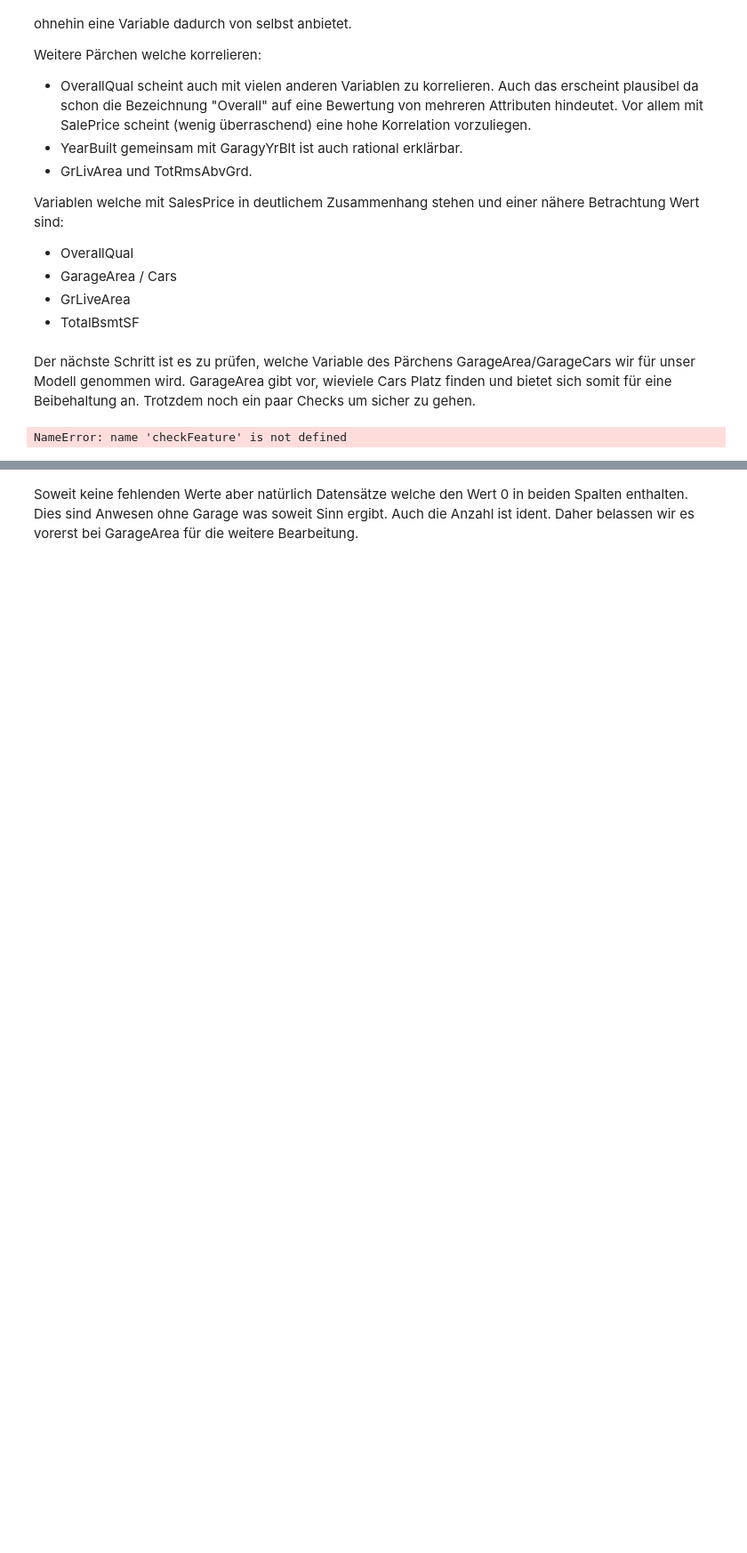
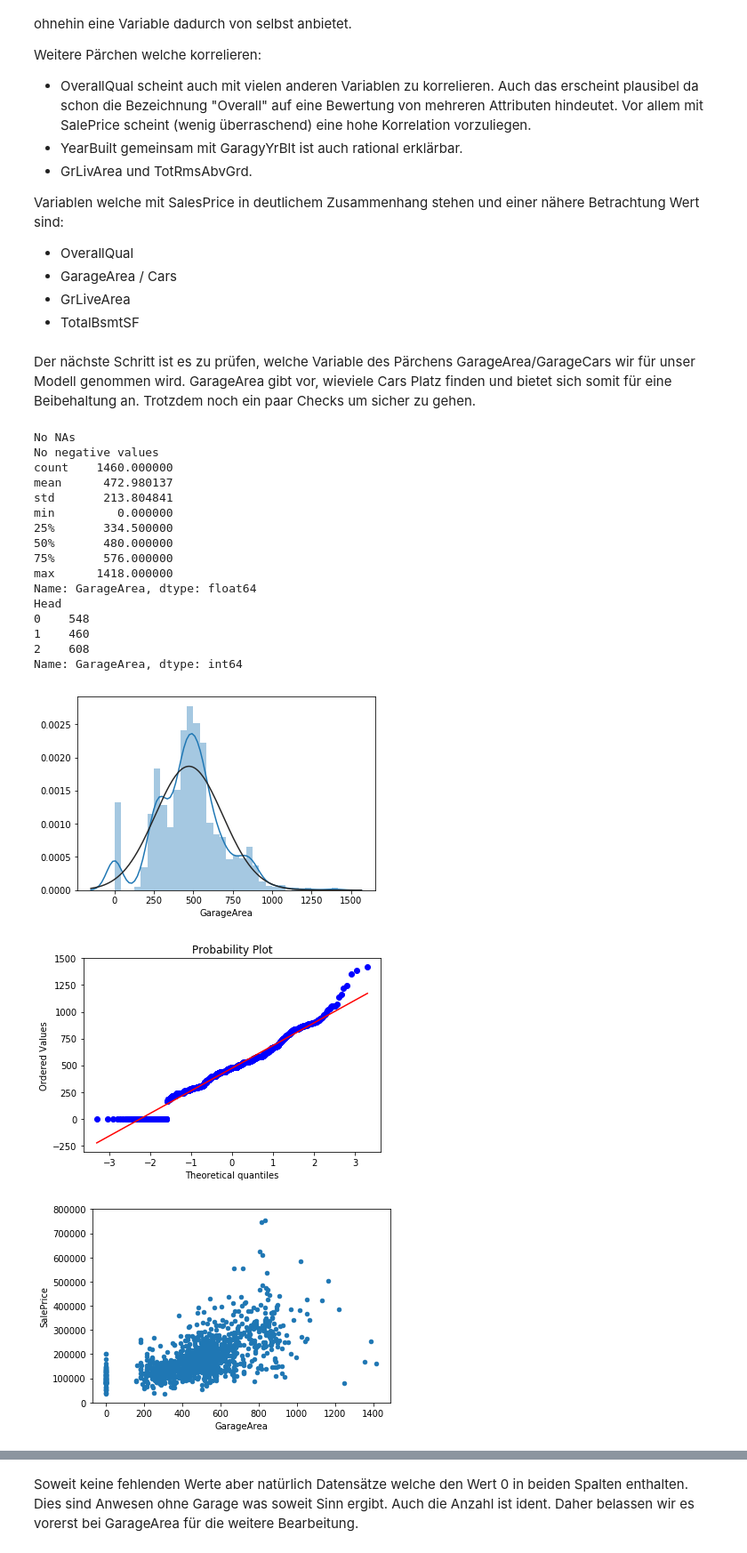
Before and after one commit to AndreasBleyel/AlgoProjekt, a Jupyter notebook: FeatureEng.ipynb, the cells around one changed output, grey strips where cells are left out. Shown at 89% size. Drawn from its saved outputs; the diff is of its cells as text; code cells hidden in the pictures; blank space fills up the shorter version.

Commit message:
data als parameter in helper functions hinzugefügt

```diff
--- a/FeatureEng.ipynb
+++ b/FeatureEng.ipynb
@@ -239,8 +238,27 @@ Variablen welche mit SalesPrice in deutlichem Zusammenhang stehen und einer näh
 * TotalBsmtSF
 # %% [markdown]
 Der nächste Schritt ist es zu prüfen, welche Variable des Pärchens GarageArea/GarageCars wir für unser Modell genommen wird. GarageArea gibt vor, wieviele Cars Platz finden und bietet sich somit für eine Beibehaltung an. Trotzdem noch ein paar Checks um sicher zu gehen.
-# %%
-checkFeature('GarageArea')
-# %% [output]
-NameError: name 'checkFeature' is not defined
+# %%
+from helper_functions import *
+checkFeature('GarageArea', train)
+# %% [output]
+No NAs
+No negative values
+count    1460.000000
+mean      472.980137
+std       213.804841
+min         0.000000
+25%       334.500000
+50%       480.000000
+75%       576.000000
+max      1418.000000
+Name: GarageArea, dtype: float64
+Head
+0    548
+1    460
+2    608
+Name: GarageArea, dtype: int64
+[figure, added]
+[figure, added]
+[figure, added]
 # %%
```
Also changed, not shown: parts of 29 cells of this notebook, 1 other file.
